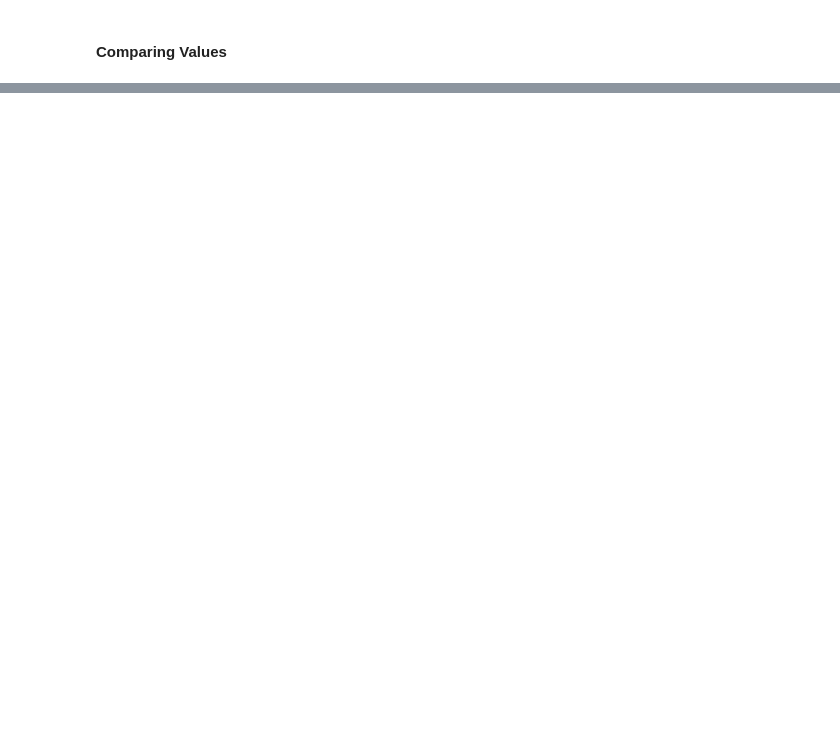
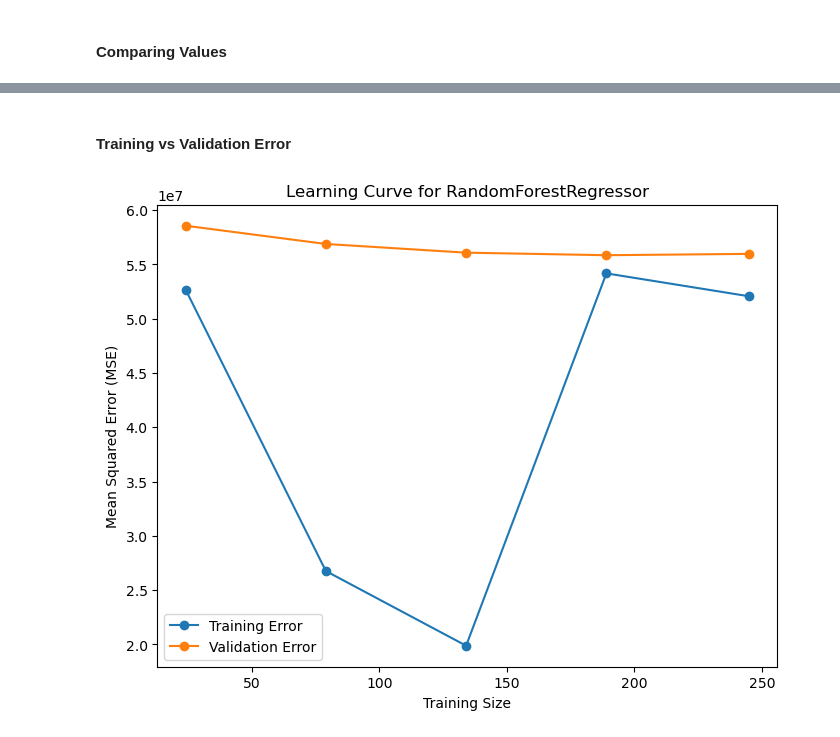
Before and after one commit to khalidhasananik/CSE445-Project, a Jupyter notebook: DenguePrediction/XGBoost.ipynb, the cells around one changed output, grey strips where cells are left out. Drawn from its saved outputs; the diff is of its cells as text; code cells hidden in the pictures; blank space fills up the shorter version.

```diff
--- a/DenguePrediction/XGBoost.ipynb
+++ b/DenguePrediction/XGBoost.ipynb
@@ -204,0 +355,22 @@ mean_absolute_percentage_error(Y_test, Y_pred)
+# %% [markdown]
+#### Training vs Validation Error
+# %%
+from sklearn.model_selection import learning_curve
+
+# Generate the learning curve
+train_sizes, train_scores, val_scores = learning_curve(
+    regressor, X_train, Y_train, train_sizes=np.linspace(0.1, 1.0, 5),
+    cv=5, scoring='neg_mean_squared_error', n_jobs=-1
+)
+
+# Plot the learning curve
+plt.figure(figsize=(8, 6))
+plt.plot(train_sizes, -train_scores.mean(axis=1), label='Training Error', marker='o')
+plt.plot(train_sizes, -val_scores.mean(axis=1), label='Validation Error', marker='o')
+plt.xlabel('Training Size')
+plt.ylabel('Mean Squared Error (MSE)')
+plt.title('Learning Curve for RandomForestRegressor')
+plt.legend()
+plt.show()
+# %% [output]
+[figure, added]
```
Also changed, not shown: parts of 37 cells of this notebook, 2 other files.
